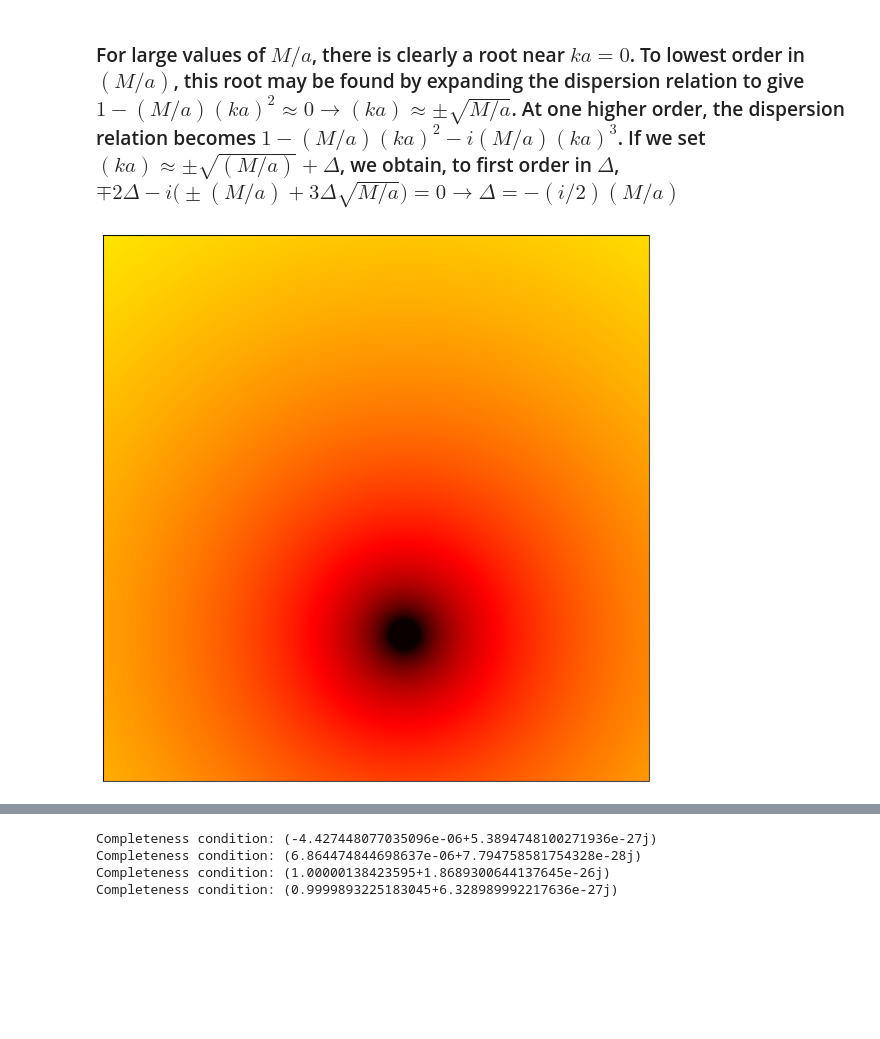
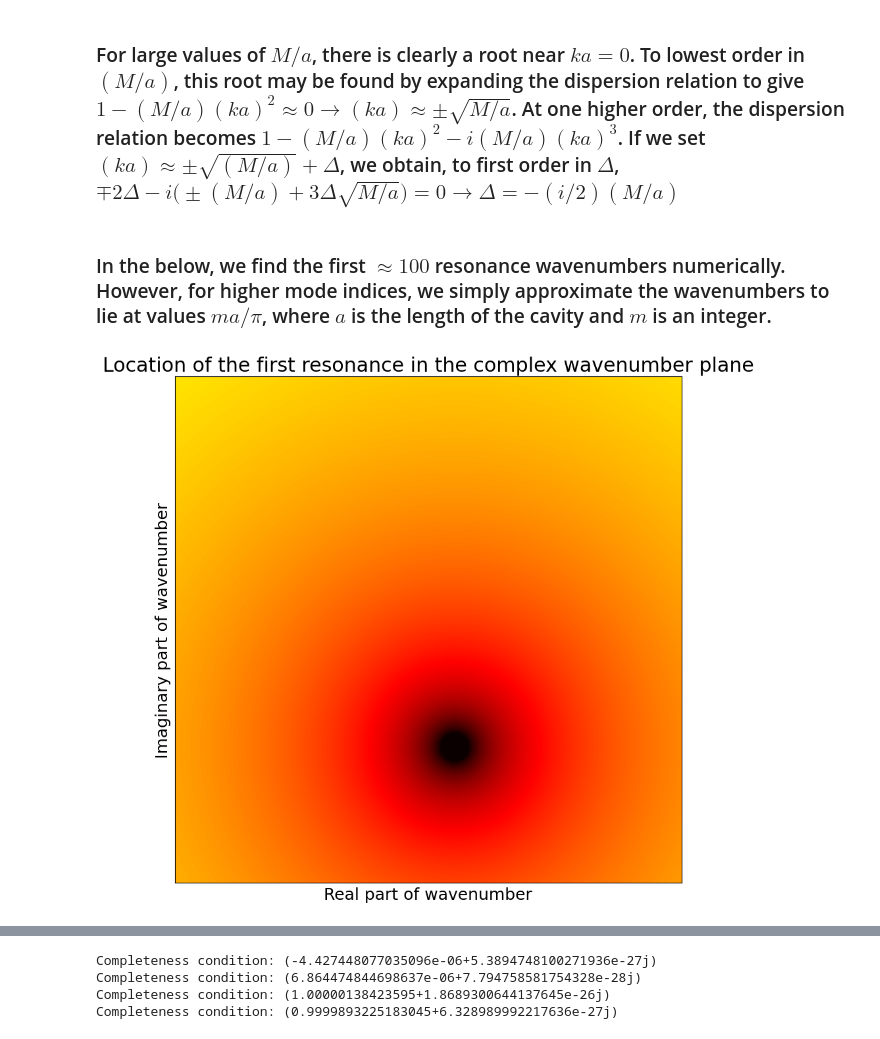
Before and after one commit to AliGhorashiCMT/Coherent-Perfect-Absorption, a Jupyter notebook: thin films/Leung, Liu, Young paper.ipynb, the cells around one changed output, grey strips where cells are left out. Cells and saved outputs as stored; diff of their text form; code cells hidden in the pictures; blank space fills up the shorter version.

```diff
--- a/thin films/Leung, Liu, Young paper.ipynb
+++ b/thin films/Leung, Liu, Young paper.ipynb
@@ -3,4 +3,4 @@ from scipy.ndimage import maximum_filter1d
 import numpy as np
 from numpy import linspace, exp, sin, log, log10, pi
 import matplotlib.pyplot as plt
-plt.rc('font', size=14) # controls default text sizes
+plt.rc('font', size=18) # controls default text sizes
@@ -11,6 +13,8 @@ plt.rc('font', size=14) # controls default text sizes
 # %%
 def dispersion_relation(m_over_a, ka): # Implements the exact dispersion relation from the cell above
     return 1-m_over_a*ka*exp(1j*ka)*sin(ka)
+# %% [markdown]
+### In the below, we find the first $\approx 100$ resonance wavenumbers numerically. However, for higher mode indices, we simply approximate the wavenumbers to lie at values $ma/\pi$, where $a$ is the length of the cavity and $m$ is an integer.
 # %%
 num_real = 5000
 num_imag = 5000
@@ -25,8 +29,11 @@ first_ka_j = ka.flatten()[first_mode_idx]
 # %%
 fig, ax = plt.subplots(figsize=(10, 10))
 ax.imshow(mode_heatmap_data.T, cmap="hot", origin="lower", vmax=-5, vmin=-10);
 ax.set_xticks([]);
 ax.set_yticks([]);
+ax.set_title("Location of the first resonance in the complex wavenumber plane")
+ax.set_xlabel("Real part of wavenumber");
+ax.set_ylabel("Imaginary part of wavenumber");
 # %% [output]
-[figure, old version]
+[figure, new version]
 # %%
```
Also changed, not shown: parts of 13 cells of this notebook.
